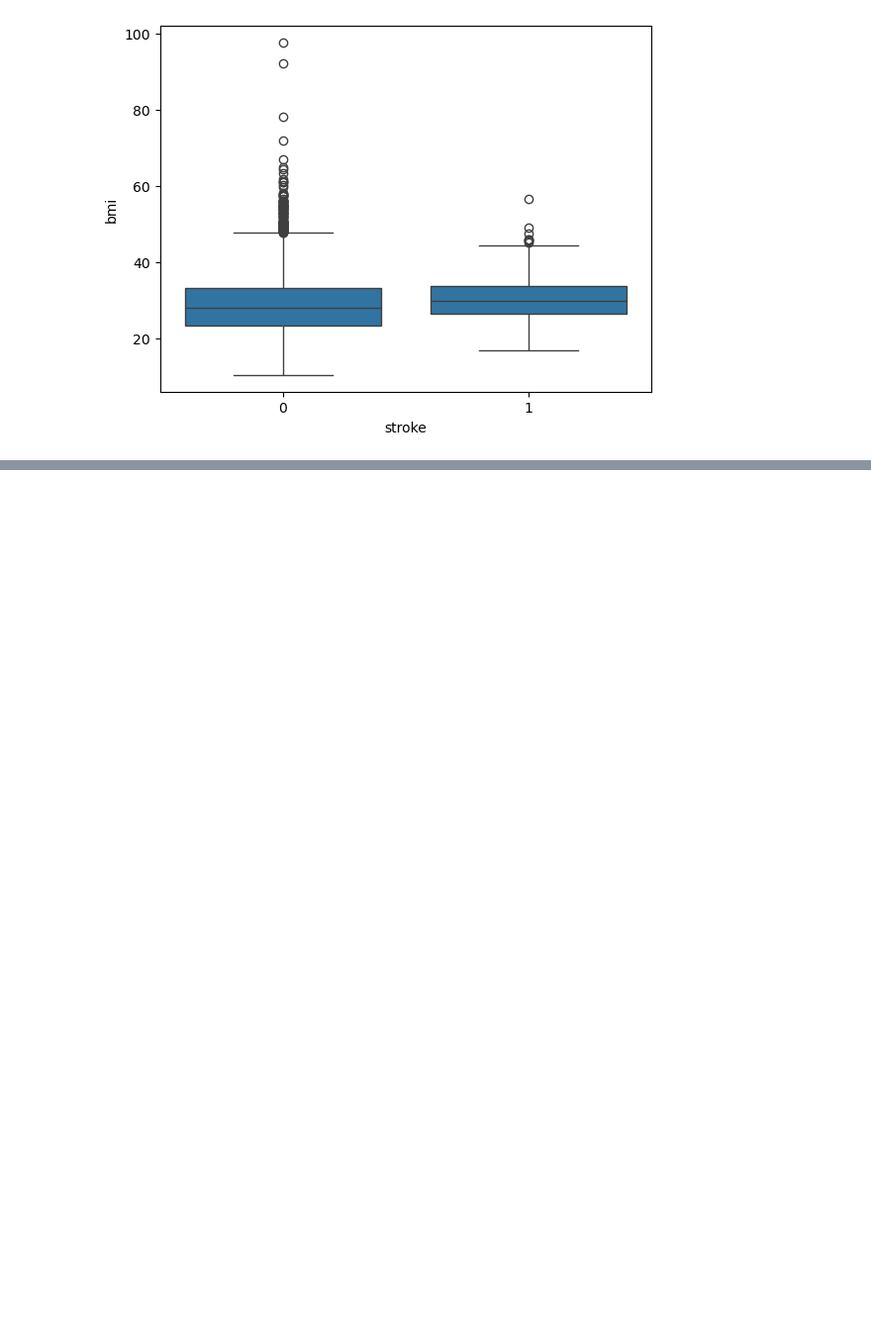
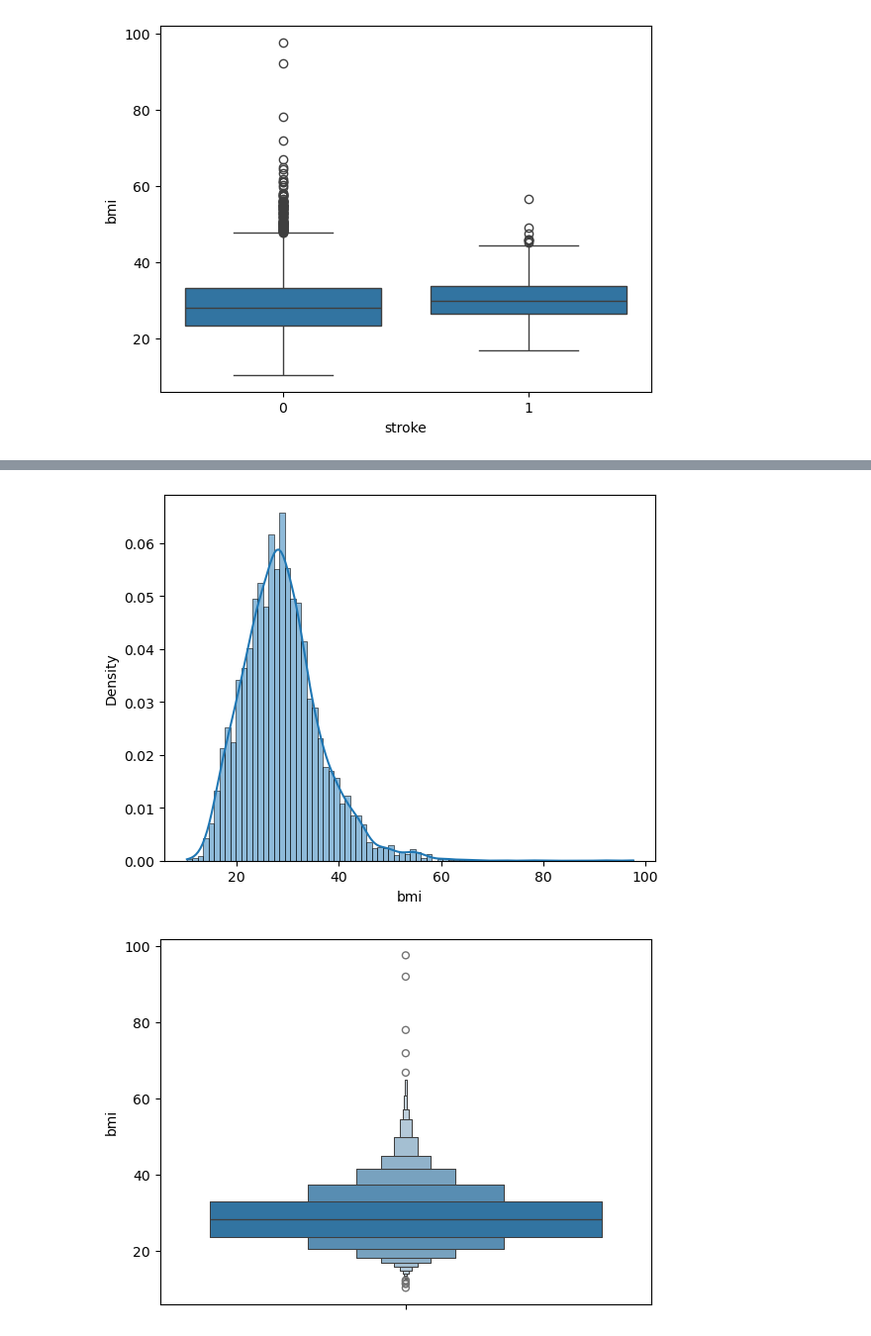
Before and after one commit to SamdGuizani/Python-ML-Labs-Project, a Jupyter notebook: Python ML Labs project_Stroke Prediction.ipynb, the cells around one changed output, grey strips where cells are left out. Shown at 99% size. Cells and saved outputs as stored; diff of their text form; code cells hidden in the pictures; blank space fills up the shorter version.

```diff
--- a/Python ML Labs project_Stroke Prediction.ipynb
+++ b/Python ML Labs project_Stroke Prediction.ipynb
@@ -314,0 +356,9 @@ Urban           0.506379  0.542169
+# %%
+df_preprocessed = df.copy(deep=True)
+# %%
+df_preprocessed.gender = pd.get_dummies(df.gender, drop_first=True)
+df_preprocessed.ever_married = pd.get_dummies(df.ever_married, drop_first=True)
+df_preprocessed.Residence_type = pd.get_dummies(df.Residence_type, drop_first=True)
+
+df_preprocessed = pd.concat([df_preprocessed,pd.get_dummies(df_preprocessed.work_type, drop_first=True)],axis=1).drop(columns="work_type")
+df_preprocessed = pd.concat([df_preprocessed,pd.get_dummies(df_preprocessed.smoking_status, drop_first=True)],axis=1).drop(columns="smoking_status")
@@ -314,0 +399,9 @@ Urban           0.506379  0.542169
+# %%
+import numpy as np
+from sklearn.experimental import enable_iterative_imputer
+from sklearn.impute import IterativeImputer
+imp = IterativeImputer(max_iter=10, random_state=0)
+imp.fit(df_preprocessed)
+# X_test = df_preprocessed
+# the model learns that the second feature is double the first
+df_preprocessed_bmi_filled = pd.DataFrame(imp.transform(df_preprocessed), columns=df_preprocessed.columns, index=df_preprocessed.index)
@@ -314,0 +433,11 @@ Urban           0.506379  0.542169
+# %%
+plt.figure()
+sns.histplot(df_preprocessed_bmi_filled.bmi, kde=True, stat='density')
+plt.show()
+
+plt.figure()
+sns.boxenplot(df_preprocessed_bmi_filled.bmi)
+plt.show()
+# %% [output]
+[figure, added]
+[figure, added]
```
Also changed, not shown: parts of 13 cells of this notebook.
